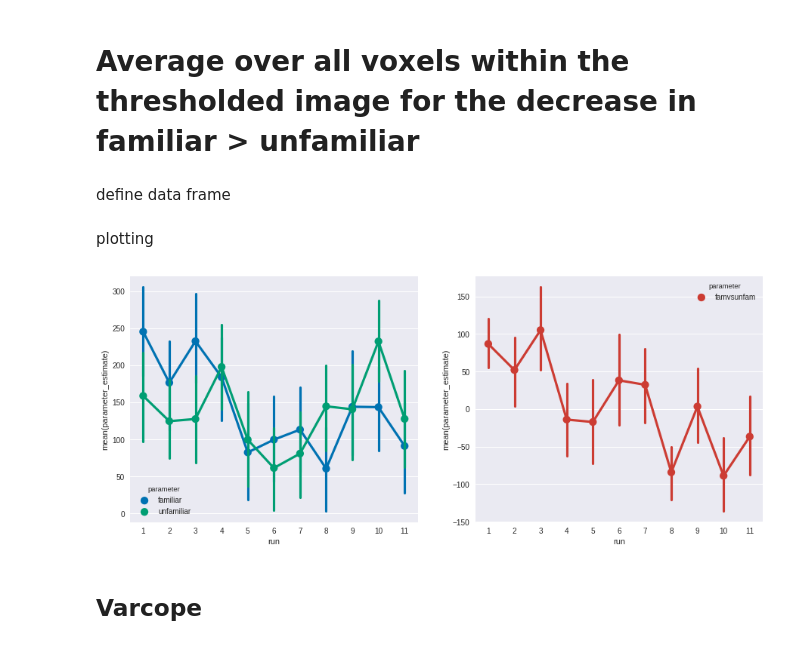
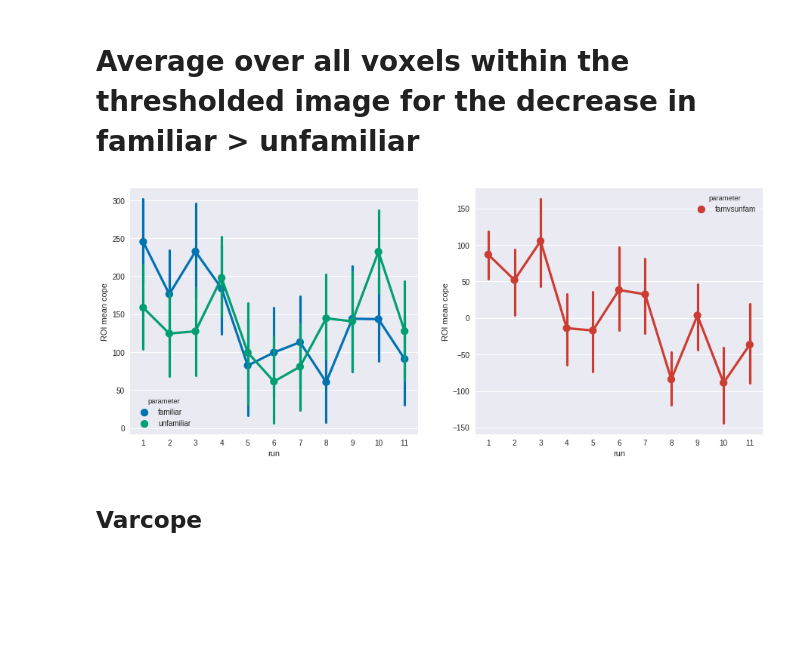
Before and after one commit to oliver-contier/famface-temporal-dynamics, a Jupyter notebook: notebooks/plot_mean_betas.ipynb, the cells around one changed output. Cells and saved outputs as stored; diff of their text form; code cells hidden in the pictures; blank space fills up the shorter version.

Commit message:
simplified plotting

```diff
--- a/notebooks/plot_mean_betas.ipynb
+++ b/notebooks/plot_mean_betas.ipynb
@@ -94,39 +138,15 @@ print(labels)
 [(1, 'EV1 - L'), (2, 'EV1 - R'), (3, 'EV2 - L'), (4, 'EV2 - R'), (5, 'OccFus - L'), (6, 'OccFus - R'), (7, 'pFus - L'), (8, 'pFus - R'), (9, 'mFus - L'), (10, 'mFus - R'), (11, 'pMTG - L'), (12, 'pMTG ...
 # %% [markdown]
 # Average over all voxels within the thresholded image for the decrease in familiar > unfamiliar
-# %% [markdown]
-define data frame
 # %%
 df_cl = extract_all(
     ['familiar', 'unfamiliar', 'famvsunfam', 'unfamvsfam'],
     ['tstat', 'zstat', 'cope', 'varcope'],
     'results/outdir_clusters')
-# %% [markdown]
-plotting
-# %%
-# initiating subplots
-fig, (ax1, ax2) = plt.subplots(ncols=2, sharey=False, figsize=(15,6))
-
-# plot two columns
-c1 = sns.factorplot('run', hue='parameter', y='parameter_estimate', ax=ax1, palette='colorblind',
-                        data=df_cl[df_cl.stats=='cope'][(df_cl.parameter == 'familiar') | (df_cl.parameter=='unfamiliar')],
-                        kind='point',
-                        ci=95)
-
-c2 = sns.factorplot('run', hue='parameter', y='parameter_estimate', ax=ax2, palette=ocred,
-                        data=df_cl[df_cl.stats=='cope'][df_cl.parameter == 'famvsunfam'],
-                        kind='point',
-                        ci=95)
-
-## alternatively, make famvsunfam a regression plot
-#c3 = sns.regplot(x="run", y="parameter_estimate", ax=ax2, data=df_cl[df_cl.stats=='cope'][df_cl.parameter == 'famvsunfam'],
-#                 x_estimator=np.mean)
-
-# close redundent subplots, which are produced for unknown reasons...
-plt.close(c1.fig)
-plt.close(c2.fig)
-# %% [output]
-[figure, removed]
+# %%
+doubleplot(df_cl)
+# %% [output]
+[figure, added]
 # %% [markdown]
 ## Varcope
 # %% [markdown]
```
Also changed, not shown: parts of 14 cells of this notebook.
